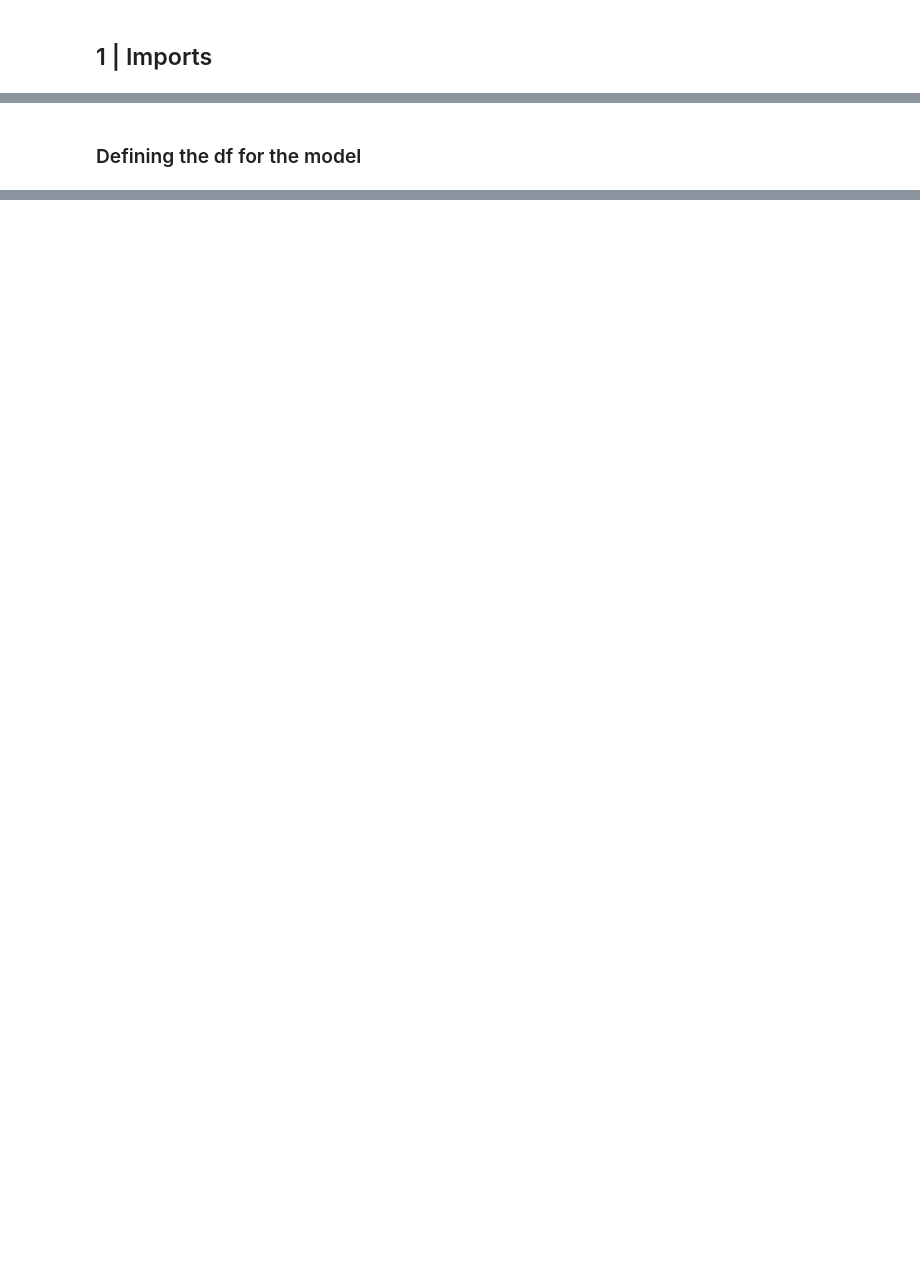
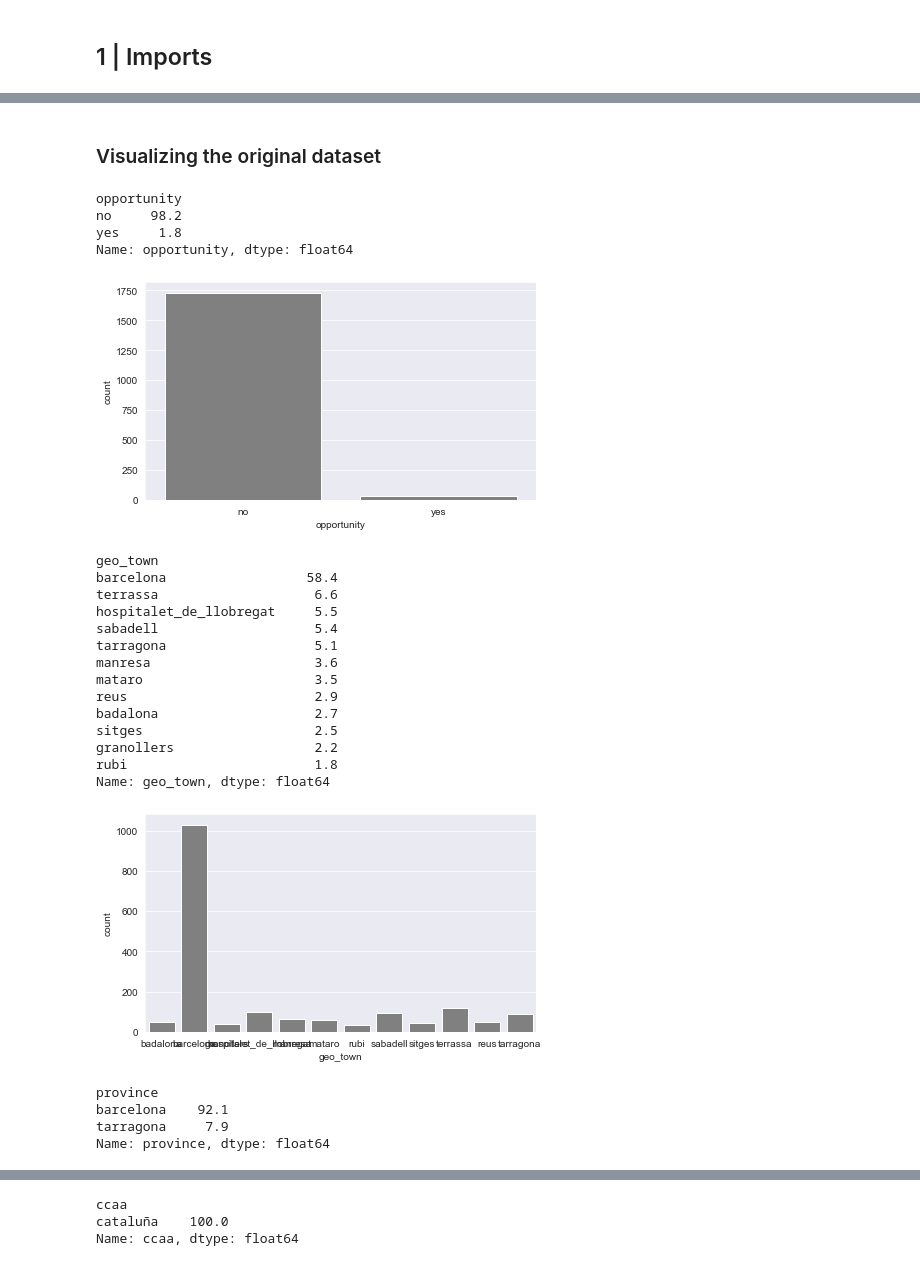
Before and after one commit to ignaciolorenzo/final-project-ignacio, a Jupyter notebook: rent_price_prediction.ipynb, the cells around one changed output, grey strips where cells are left out. Drawn from its saved outputs; the diff is of its cells as text; code cells hidden in the pictures; blank space fills up the shorter version.

```diff
--- a/rent_price_prediction.ipynb
+++ b/rent_price_prediction.ipynb
@@ -83,2 +92,29 @@ rent_df.head(3)
-# %% [markdown]
-### Defining the df for the model
+# %% [markdown]
+### Visualizing the original dataset
+# %%
+cat_exploration(model_df)
+# %% [output]
+opportunity
+no     98.2
+yes     1.8
+Name: opportunity, dtype: float64
+[figure, added]
+geo_town
+barcelona                  58.4
+terrassa                    6.6
+hospitalet_de_llobregat     5.5
+sabadell                    5.4
+tarragona                   5.1
+manresa                     3.6
+mataro                      3.5
+reus                        2.9
+badalona                    2.7
+sitges                      2.5
+granollers                  2.2
+rubi                        1.8
+Name: geo_town, dtype: float64
+[figure, added]
+province
+barcelona    92.1
+tarragona     7.9
+Name: province, dtype: float64
@@ -84,0 +122,3 @@ rent_df.head(3)
+ccaa
+cataluña    100.0
+Name: ccaa, dtype: float64
```
Also changed, not shown: parts of 36 cells of this notebook, 2 other files.
